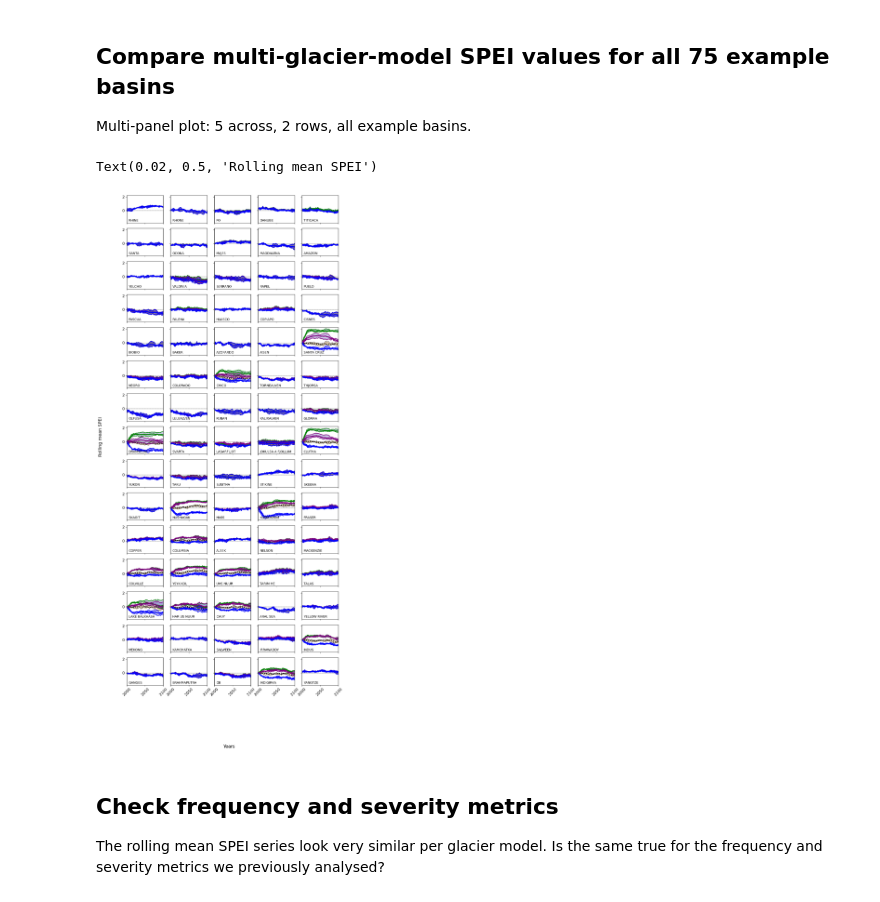
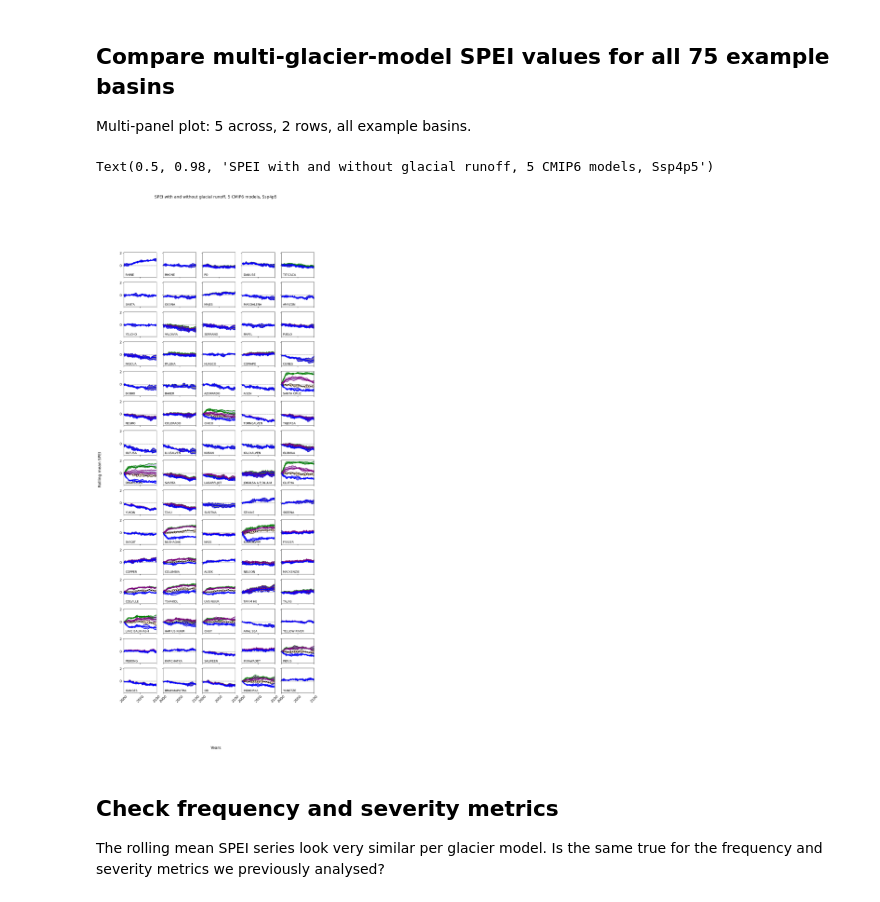
Before and after one commit to ehultee/glacial-SPEI, a Jupyter notebook: 20231005-SPEI_per_glacier_model.ipynb, the cells around one changed output. Drawn from its saved outputs; the diff is of its cells as text; code cells hidden in the pictures.

Commit message:
Produce key figures for ssp2-45
Change default scenario at read-in, add scenario label to key figures, re-run cells producing key figures for multi-basin analysis and INDUS detail study

```diff
--- a/20231005-SPEI_per_glacier_model.ipynb
+++ b/20231005-SPEI_per_glacier_model.ipynb
@@ -51,7 +51,7 @@ basins_all = {'RHINE':'6242', 'RHONE':'6243','PO':'6241', 'DANUBE':'6202', 'TITI
 basin_names = basins_all.keys() ## keys actually remember insertion order as of Python 3.7, wow modern
 # %%
 itime = integration_times[0] # select timescale of integration. [0] is 3 months, used in manuscript.
-scen = scenarios[0] # choose which SSP to load
+scen = scenarios[1] # choose which SSP to load
 
 ## Create terrible nested dictionary until we overhaul the rest of the structure
 SPEI_by_GEM = {g: {} for g in gmodels} ## outer organization by glacier model
@@ -329,35 +329,36 @@ for i,b in enumerate(basin_names):
         if g == 'GloGEM': ## plot these only once, as they should all be the same
             ax.plot(yrs, r_n, 'k', linewidth=3.0, ls=':')
             ax.plot(yrs, rm_q1_n, 'k', ls=':')
             ax.plot(yrs, rm_q3_n, 'k', ls=':')
             ax.fill_between(yrs, rm_q1_n, rm_q3_n, color='DarkOrange', alpha=0.2)
 
         # ax.plot(yrs, r_w, 'k', linewidth=3.0)
         # ax.plot(yrs, rm_q1, 'k')
         # ax.plot(yrs, rm_q3, 'k')
         ax.plot(yrs, r_w, example_colors_w[g], linewidth=3.0, label=g) ## Color-code by GEM
         ax.plot(yrs, rm_q1, example_colors_w[g])
         ax.plot(yrs, rm_q3, example_colors_w[g])
         ax.fill_between(yrs, rm_q1, rm_q3, color='DarkBlue', alpha=0.2)
 
         if plot_single_models:
             for i in range(len(modelnames_provis)):
                 ax.plot(yrs, single_models_w[i], color=colors_w[i], alpha=0.5)
                 ax.plot(yrs, single_models_n[i], color=colors_n[i], alpha=0.5)
     ax.tick_params(axis='both', labelsize=12)
     ax.tick_params(axis='x', labelrotation=45)
     ax.set_xticks([2000, 2050, 2100])
     ax.set_xlim(2000, 2100)
     # ax.set_xlabel('Years', fontsize=14)
     # ax.set_ylabel('Rolling mean SPEI', fontsize=14)
     ax.text(0.05, 0.05, example_b, transform=ax.transAxes)
     # ax.set(title='{}, 3 glacier models'.format(example_b))
     # plt.tight_layout()
 fig.supxlabel('Years', fontsize=14)
 fig.supylabel('Rolling mean SPEI', fontsize=14)
+fig.suptitle('SPEI with and without glacial runoff, 5 CMIP6 models, {}'.format(scen), fontsize=14)
 # %% [output]
-Text(0.02, 0.5, 'Rolling mean SPEI')
+Text(0.5, 0.98, 'SPEI with and without glacial runoff, 5 CMIP6 models, Ssp4p5')
-[figure, old version]
+[figure, new version]
 # %% [markdown]
 ## Check frequency and severity metrics
 The rolling mean SPEI series look very similar per glacier model.  Is the same true for the frequency and severity metrics we previously analysed?
```
Also changed, not shown: parts of 2 cells of this notebook.
